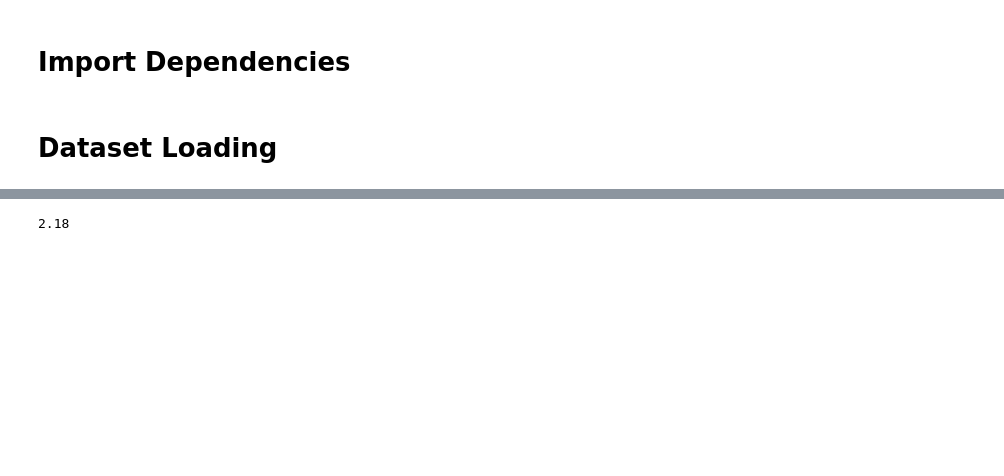
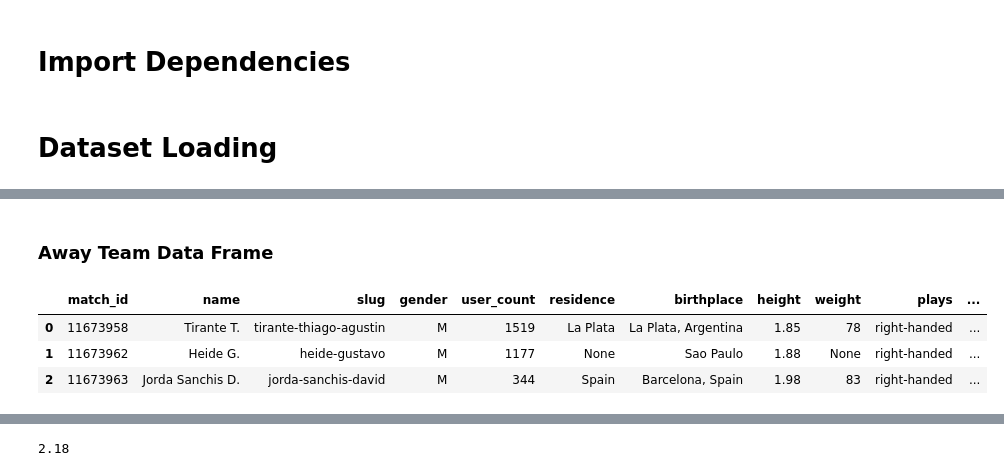
Before and after one commit to amin-eghbalian/data_analysis_tennis_peroject, a Jupyter notebook: HW10_project_data.ipynb, the cells around one changed output, grey strips where cells are left out. Cells and saved outputs as stored; diff of their text form; code cells hidden in the pictures; blank space fills up the shorter version.

```diff
--- a/HW10_project_data.ipynb
+++ b/HW10_project_data.ipynb
@@ -263,0 +219,13 @@ time_df[["match_id","sum_of_durations"]].sort_values("sum_of_durations", ascendi
+# %% [markdown]
+### Away Team Data Frame
+# %%
+data_dir = Path("tennis_data_20231212/raw_match_parquet/away")
+away_team_df = pd.concat(
+    (pd.read_parquet(parquet_file) for parquet_file in data_dir.glob('*.parquet')), ignore_index=True
+)
+away_team_df.head(3)
+# %% [output]
+|  | match_id | name | slug | gender | user_count | residence | birthplace | height | weight | plays | ... |
+| 0 | 11673958 | Tirante T. | tirante-thiago-agustin | M | 1519 | La Plata | La Plata, Argentina | 1.85 | 78 | right-handed | ... |
+| 1 | 11673962 | Heide G. | heide-gustavo | M | 1177 | None | Sao Paulo | 1.88 | None | right-handed | ... |
+| 2 | 11673963 | Jorda Sanchis D. | jorda-sanchis-david | M | 344 | Spain | Barcelona, Spain | 1.98 | 83 | right-handed | ... |
```
Also changed, not shown: parts of 90 cells of this notebook.
